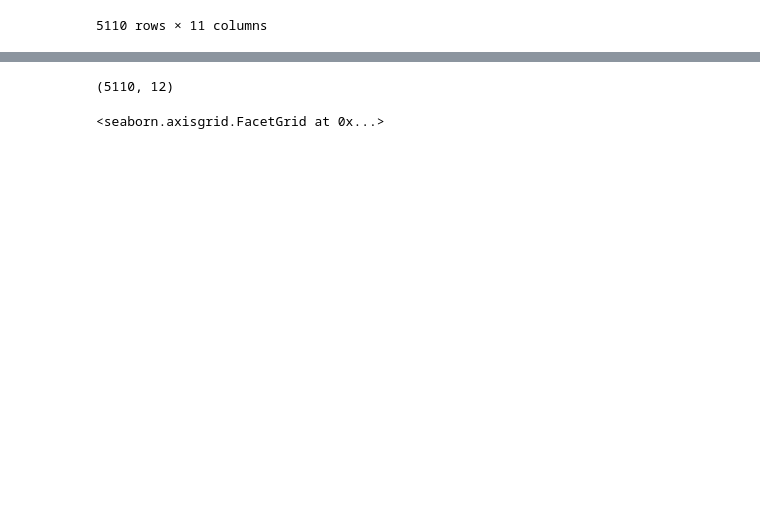
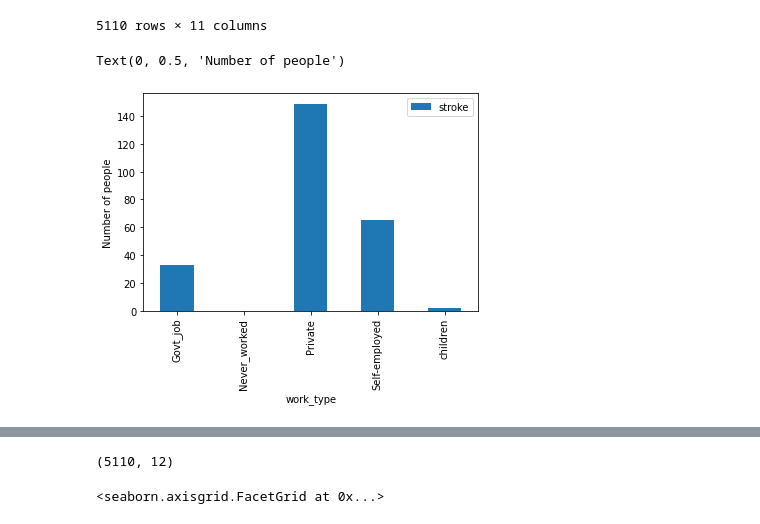
Before and after one commit to FridaOyucho/Stroke_Data_Analysis, a Jupyter notebook: Stroke_Data_Analysis.ipynb, the cells around one changed output, grey strips where cells are left out. Saved outputs shown, nothing was run; the diff lists cells and outputs as text; code cells hidden in the pictures; blank space fills up the shorter version.

```diff
--- a/Stroke_Data_Analysis.ipynb
+++ b/Stroke_Data_Analysis.ipynb
@@ -403,3 +403,12 @@ cleaned_df
 # %%
 # Exporting data
 df.to_csv('cleaned_df.csv')
+# %%
+# a bar graph showing distibution of work_type with respect to stroke
+fig, ax=plt.subplots()
+cleaned_df.groupby('work_type')[['stroke']].sum().plot.bar(ax=ax)
+ax.set_title("Distibution of work_type with respect to stroke")
+ax.set_ylabel("Number of people");
+# %% [output]
+Text(0, 0.5, 'Number of people')
+[figure, added]
```
Also changed, not shown: parts of 17 cells of this notebook.
